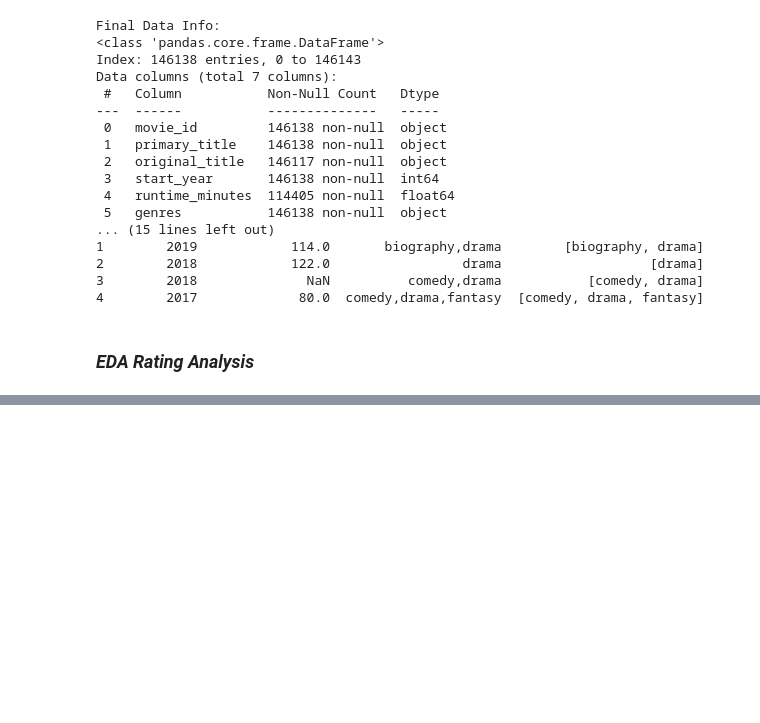
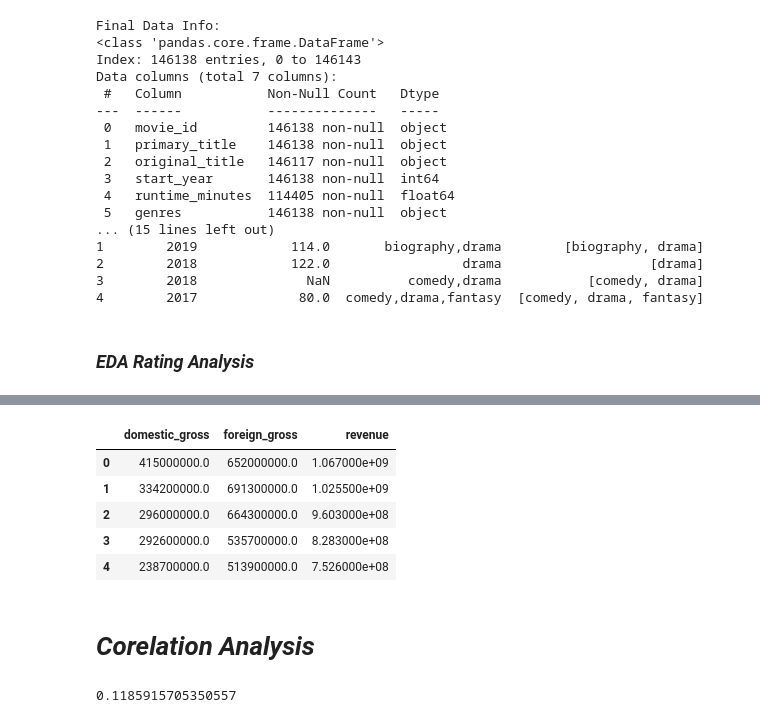
Before and after one commit to ChairoSolutions/Movie-Studio-EDA-Project, a Jupyter notebook: student.ipynb, the cells around one changed output, grey strips where cells are left out. Saved outputs shown, nothing was run; the diff lists cells and outputs as text; code cells hidden in the pictures; blank space fills up the shorter version.

```diff
--- a/student.ipynb
+++ b/student.ipynb
@@ -250,0 +279,18 @@ Data columns (total 7 columns):
+# %%
+# Remove commas and convert to numeric for Revenue Computing
+boxoffice_df["domestic_gross"] = (
+    boxoffice_df["domestic_gross"]
+    .replace(",", "", regex=True)
+    .astype(float)
+)
+
+boxoffice_df["foreign_gross"] = (
+    boxoffice_df["foreign_gross"]
+    .replace(",", "", regex=True)
+    .astype(float)
+)
+
+#Compute Total Revenue
+boxoffice_df["revenue"] = (
+    boxoffice_df["domestic_gross"] + boxoffice_df["foreign_gross"]
+)
@@ -250,0 +307,10 @@ Data columns (total 7 columns):
+# %%
+#Validate Data Cleaning
+boxoffice_df[["domestic_gross", "foreign_gross", "revenue"]].head()
+# %% [output]
+|  | domestic_gross | foreign_gross | revenue |
+| 0 | 415000000.0 | 652000000.0 | 1.067000e+09 |
+| 1 | 334200000.0 | 691300000.0 | 1.025500e+09 |
+| 2 | 296000000.0 | 664300000.0 | 9.603000e+08 |
+| 3 | 292600000.0 | 535700000.0 | 8.283000e+08 |
+| 4 | 238700000.0 | 513900000.0 | 7.526000e+08 |
@@ -250,0 +336,14 @@ Data columns (total 7 columns):
+# %% [markdown]
+# ***Corelation Analysis***
+# %%
+#≈ 0.0 → no relationship
+
+#0.2 – 0.4 → weak positive correlation
+
+#0.4 – 0.6 → moderate positive correlation
+
+#> 0.6 → strong relationship
+correlation = merged_df["averagerating"].corr(merged_df["revenue"])
+correlation
+# %% [output]
+0.1185915705350557
```
Also changed, not shown: parts of 11 cells of this notebook, 1 other file.
